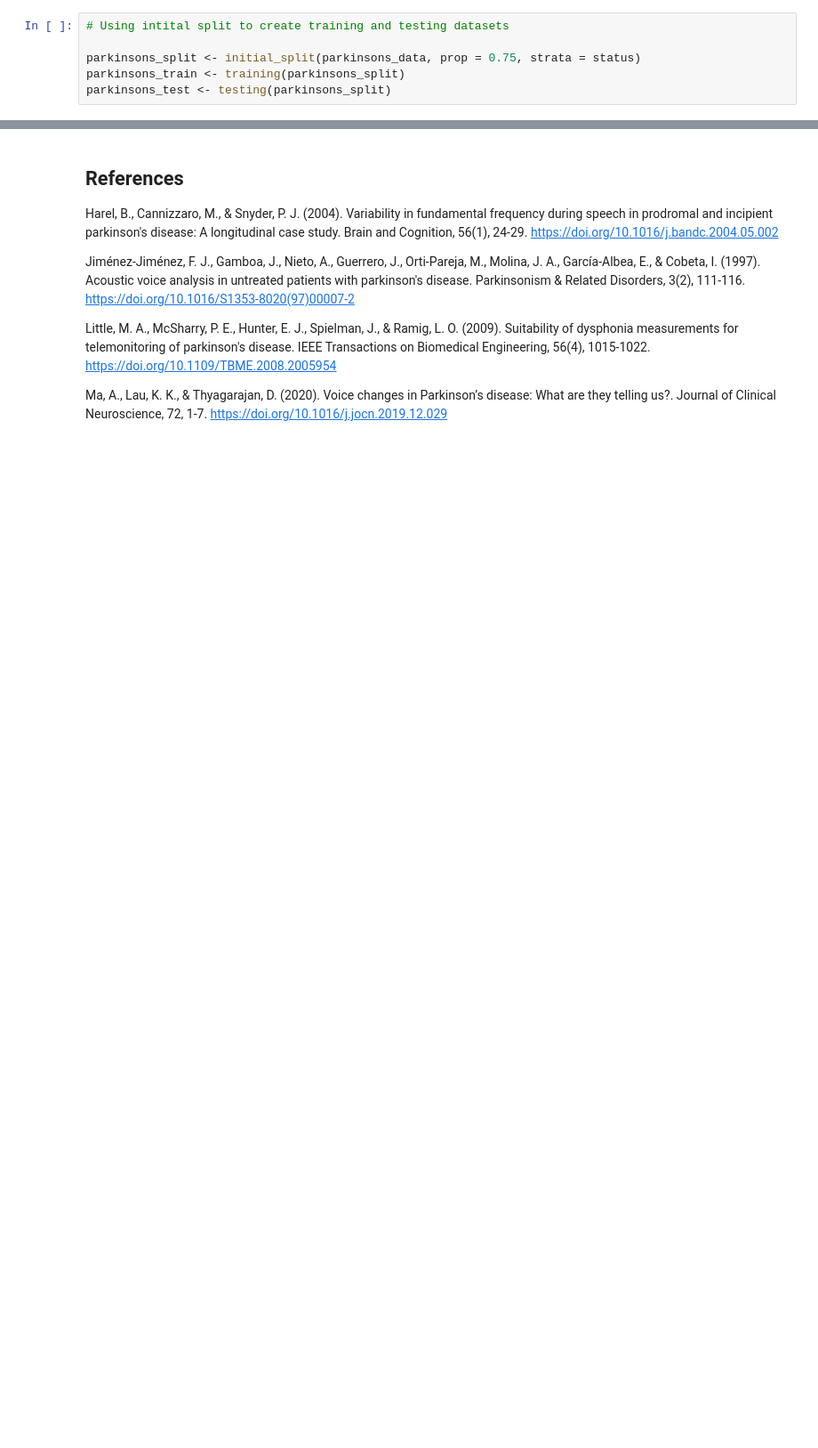
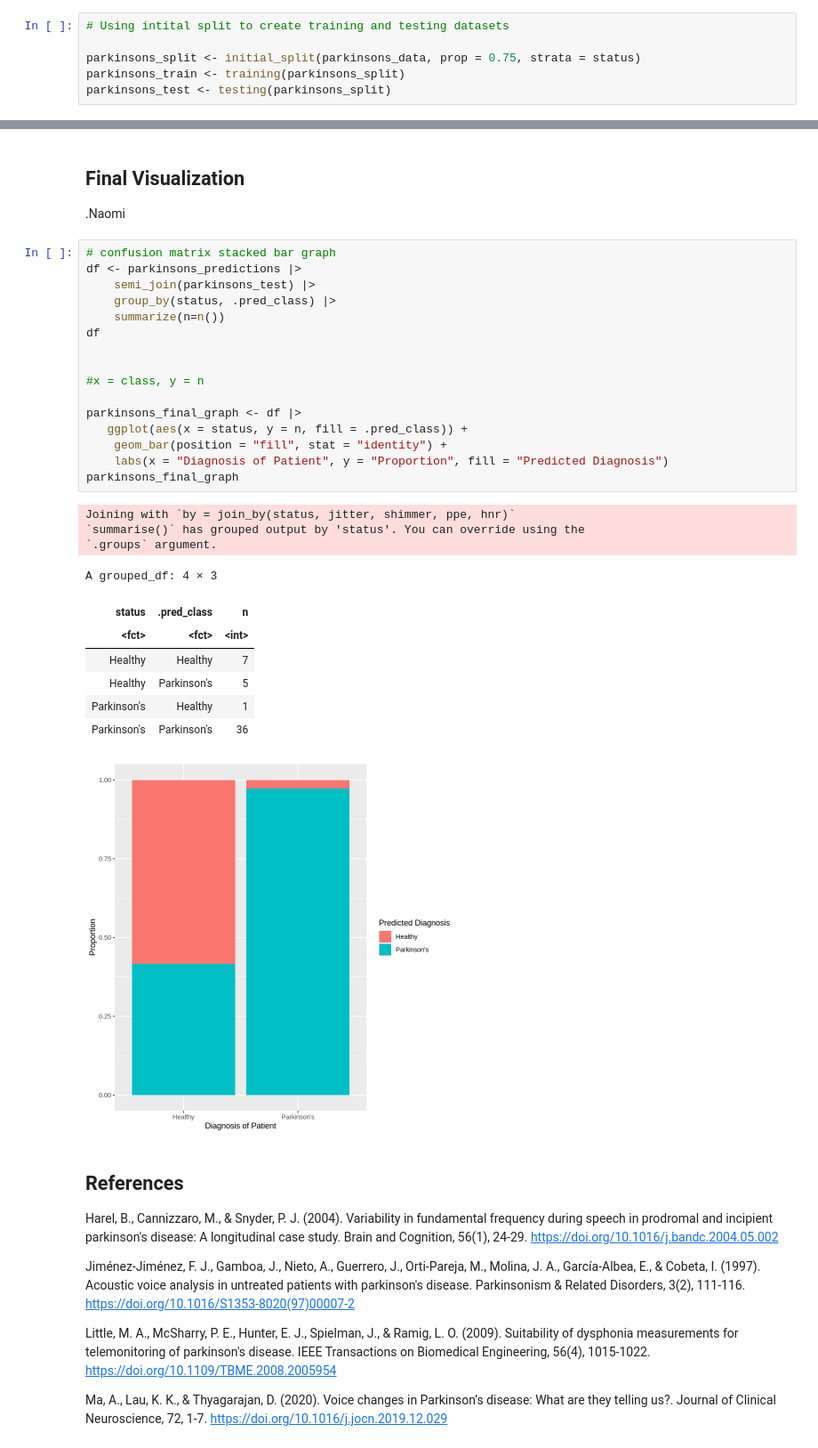
Before and after one commit to naomichoong/ds_project, a Jupyter notebook: Group 6 Project Report.ipynb, the cells around one changed output, grey strips where cells are left out. Shown at 89% size. Drawn from its saved outputs; the diff is of its cells as text; blank space fills up the shorter version.

```diff
--- a/Group 6 Project Report.ipynb
+++ b/Group 6 Project Report.ipynb
@@ -288,3 +309,34 @@ Prediction    Healthy Parkinson's
+# %% [markdown]
+## Final Visualization
+.Naomi
+# %%
+# confusion matrix stacked bar graph
+df <- parkinsons_predictions |>
+    semi_join(parkinsons_test) |>
+    group_by(status, .pred_class) |>
+    summarize(n=n())
+df
+
+
+#x = class, y = n
+
+parkinsons_final_graph <- df |>
+   ggplot(aes(x = status, y = n, fill = .pred_class)) +
+    geom_bar(position = "fill", stat = "identity") +
+    labs(x = "Diagnosis of Patient", y = "Proportion", fill = "Predicted Diagnosis")
+parkinsons_final_graph
+# %% [output]
+Joining with `by = join_by(status, jitter, shimmer, ppe, hnr)`
+`summarise()` has grouped output by 'status'. You can override using the
+`.groups` argument.
+A grouped_df: 4 × 3
+| status | .pred_class | n |
+| <fct> | <fct> | <int> |
+| Healthy | Healthy | 7 |
+| Healthy | Parkinson's | 5 |
+| Parkinson's | Healthy | 1 |
+| Parkinson's | Parkinson's | 36 |
+[figure, added]
 # %% [markdown]
 ## References
 
```
Also changed, not shown: parts of 9 cells of this notebook.
